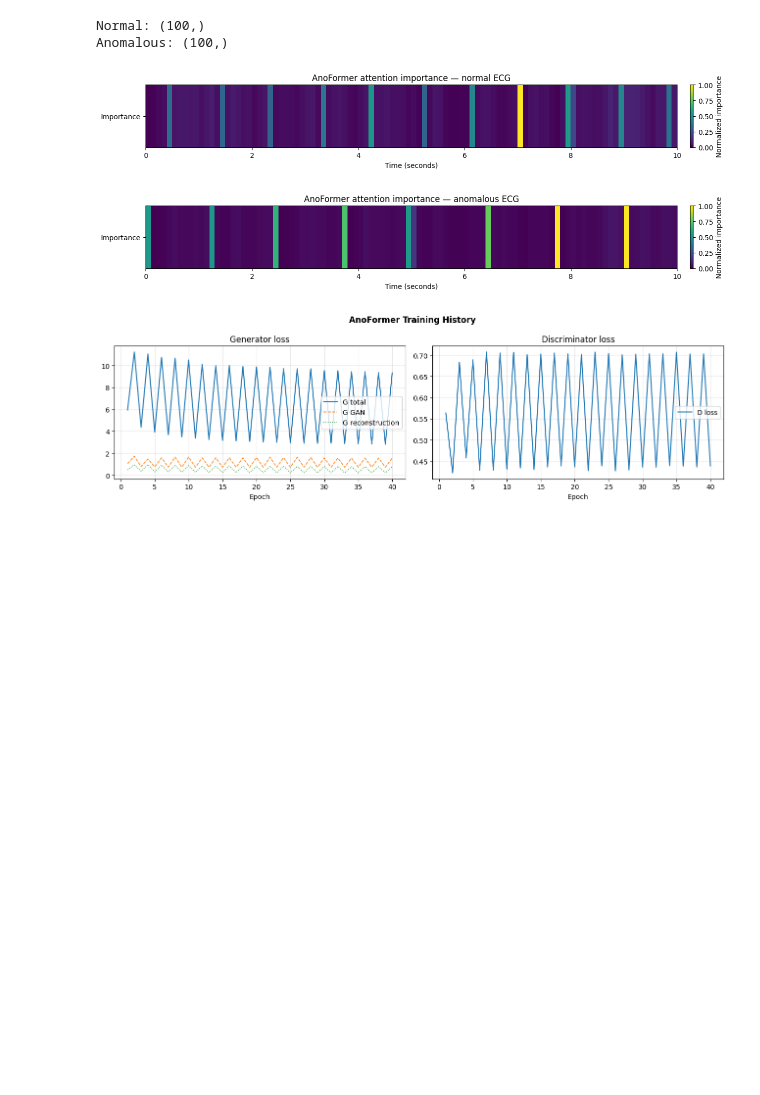
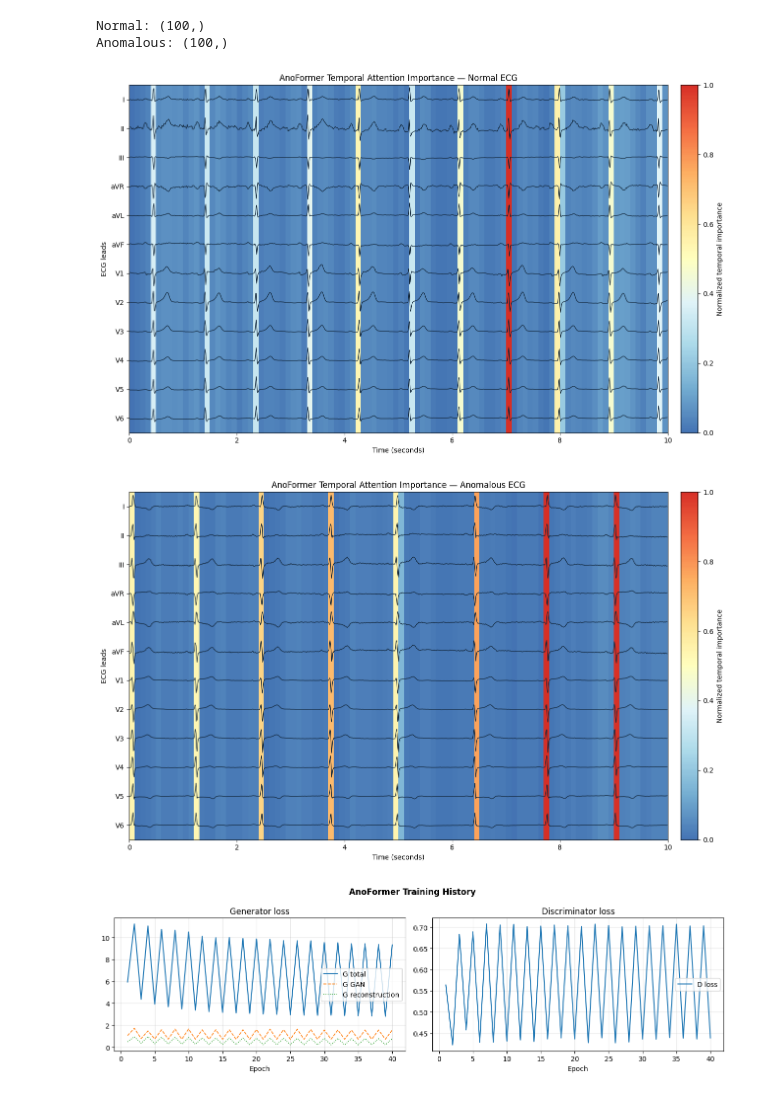
Before and after one commit to sharaffatima/Thesis, a Jupyter notebook: notebooks/02_train_anoformer.ipynb, the cells around one changed output. Drawn from its saved outputs; the diff is of its cells as text; code cells hidden in the pictures; blank space fills up the shorter version.

Commit message:
Better visualizations

```diff
--- a/notebooks/02_train_anoformer.ipynb
+++ b/notebooks/02_train_anoformer.ipynb
@@ -839,28 +851,32 @@ print("Anomalous:", AnomalousTemporalAttention.shape)
 Normal: (100,)
 Anomalous: (100,)
 # %%
+# Now we plot the temporal importance along with ECG leads for comparabel analysis with SHAP later
+
 plot_temporal_importance(
     values=NormalTemporalAttention,
-    title="AnoFormer attention importance — normal ECG",
+    title="AnoFormer Temporal Attention Importance — Normal ECG",
+    ecg=NormalECG.cpu().numpy(),
     save_path=(
         RESULTS_DIR
         / "evaluation"
         / "anoformer_temporal_attention_normal.png"
     ),
 )
 
 plot_temporal_importance(
     values=AnomalousTemporalAttention,
-    title="AnoFormer attention importance — anomalous ECG",
+    title="AnoFormer Temporal Attention Importance — Anomalous ECG",
+    ecg=AnomalousECG.cpu().numpy(),
     save_path=(
         RESULTS_DIR
         / "evaluation"
         / "anoformer_temporal_attention_anomalous.png"
     ),
 )
 # %% [output]
-[figure, old version]
+[figure, new version]
-[figure, old version]
+[figure, new version]
 # %%
 # Show training loss
 
```
Also changed, not shown: parts of 15 cells of this notebook.
